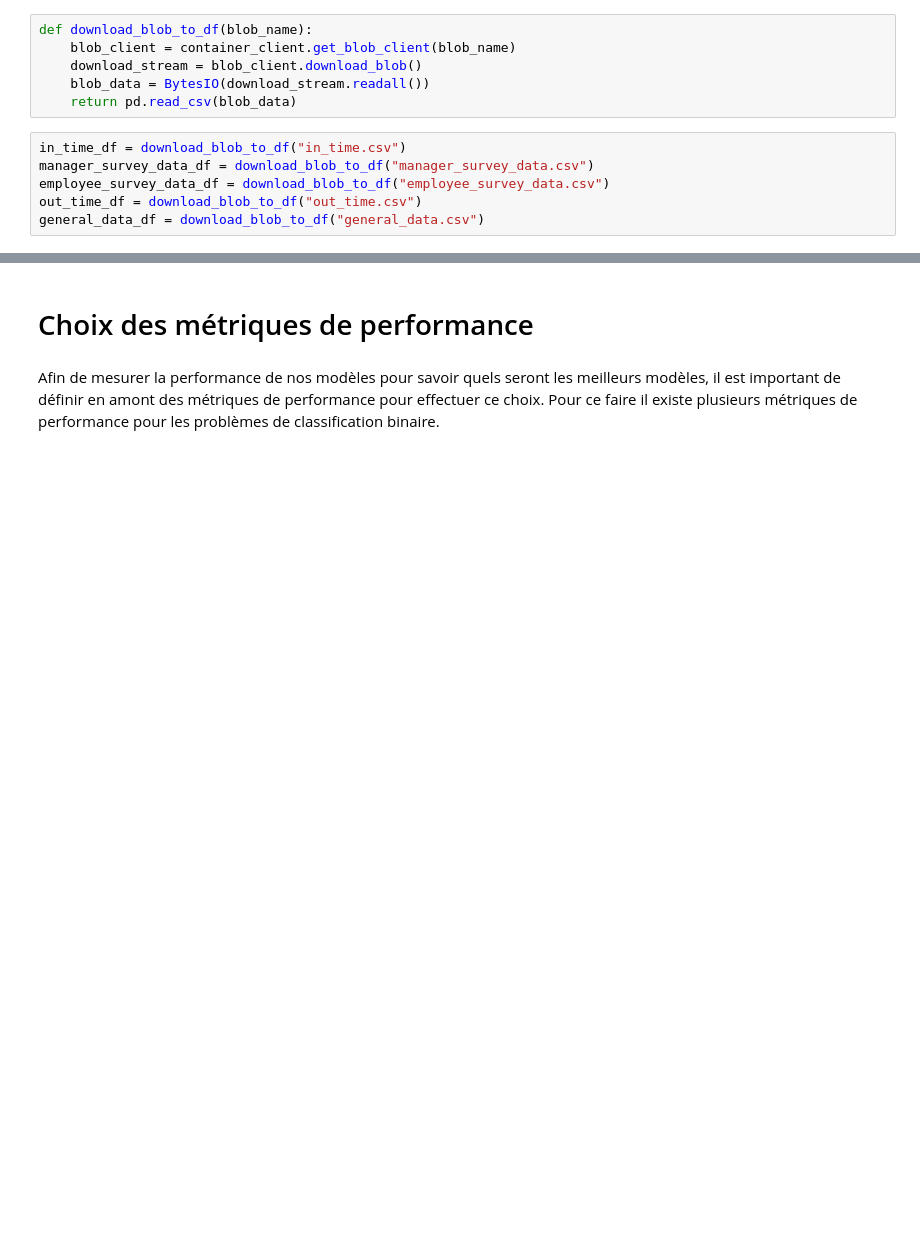
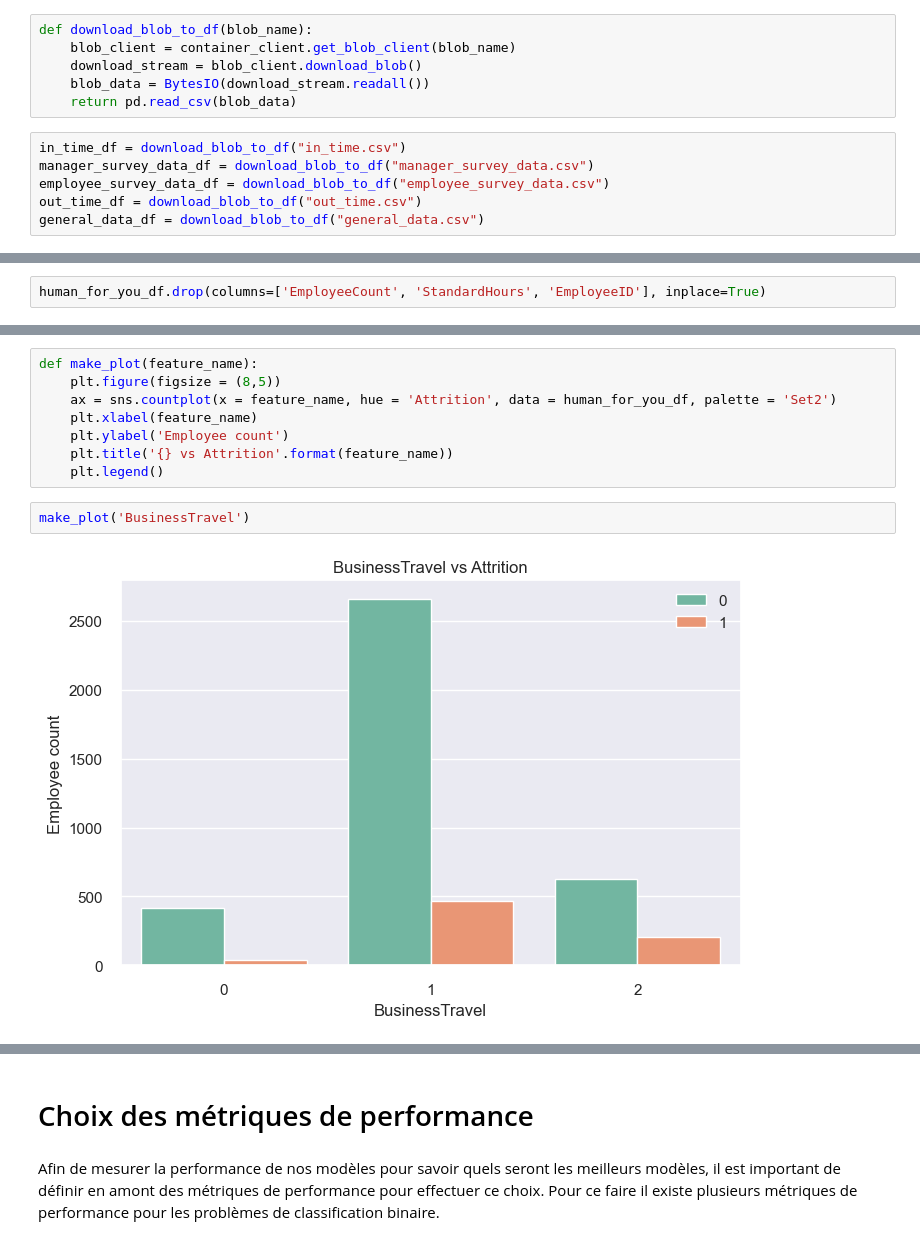
Before and after one commit to Victorien-Goudeau/HumanForYou, a Jupyter notebook: HumanForYou/HumanForYouProject.ipynb, the cells around one changed output, grey strips where cells are left out. Drawn from its saved outputs; the diff is of its cells as text; blank space fills up the shorter version.

Commit message:
data analysis v4

```diff
--- a/HumanForYou/HumanForYouProject.ipynb
+++ b/HumanForYou/HumanForYouProject.ipynb
@@ -200,0 +301,2 @@ X
+# %%
+human_for_you_df.drop(columns=['EmployeeCount', 'StandardHours', 'EmployeeID'], inplace=True)
@@ -200,0 +305,12 @@ X
+# %%
+def make_plot(feature_name):
+    plt.figure(figsize = (8,5))
+    ax = sns.countplot(x = feature_name, hue = 'Attrition', data = human_for_you_df, palette = 'Set2')
+    plt.xlabel(feature_name)
+    plt.ylabel('Employee count')
+    plt.title('{} vs Attrition'.format(feature_name))
+    plt.legend()
+# %%
+make_plot('BusinessTravel')
+# %% [output]
+[figure, added]
```
Also changed, not shown: parts of 141 cells of this notebook.
